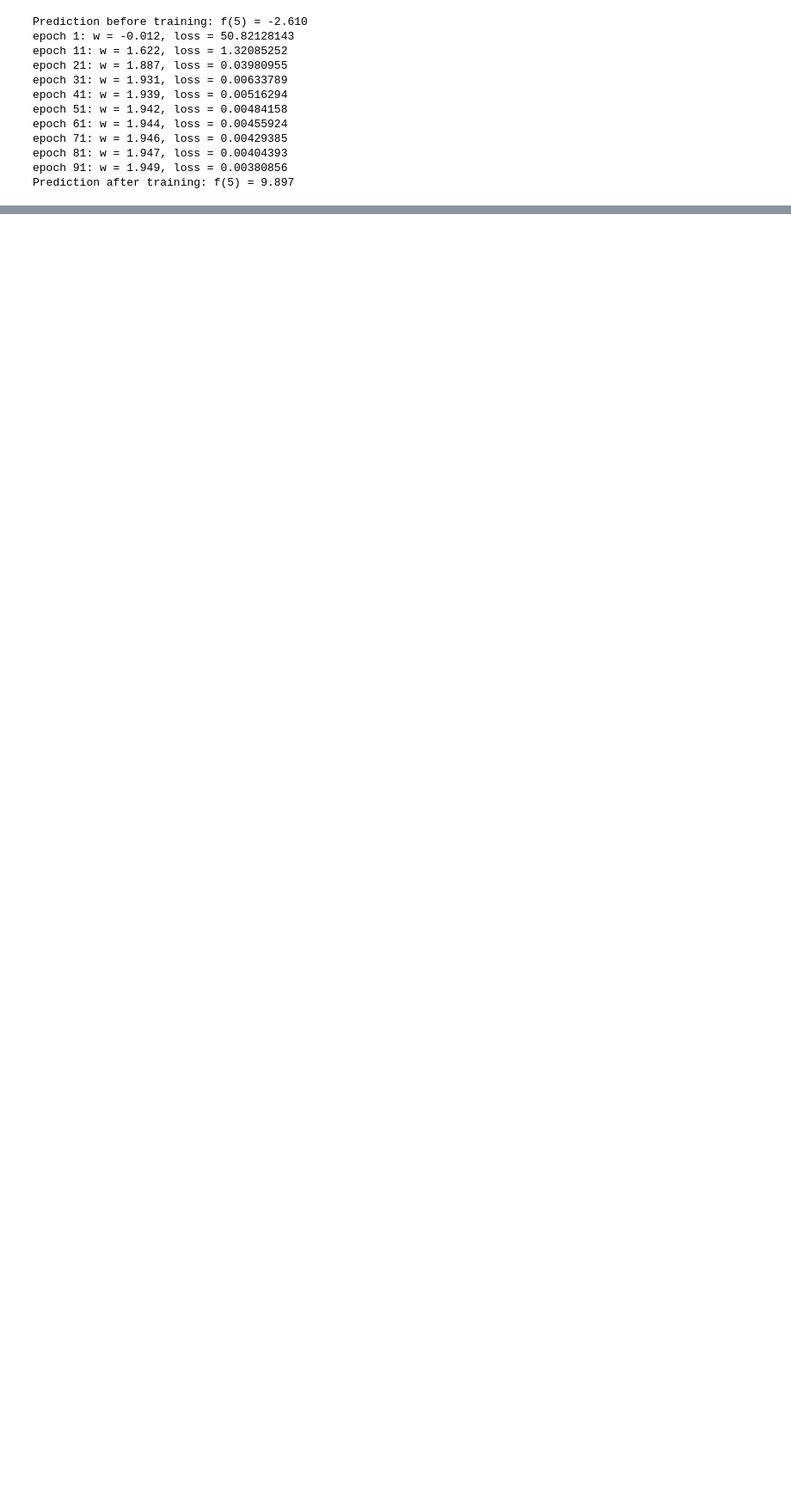
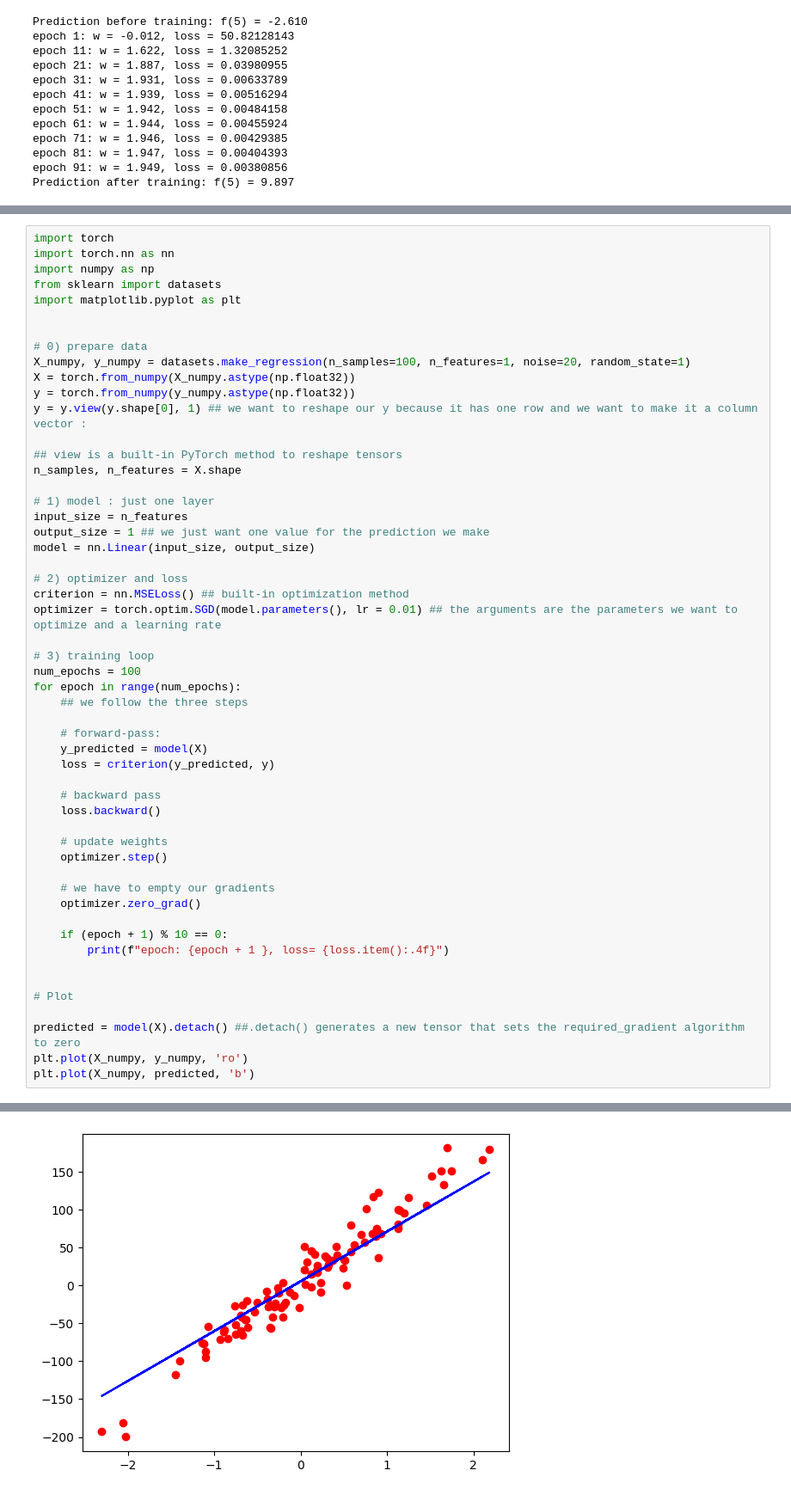
Before and after one commit to NailKhelifa/PyTorch_Personnal, a Jupyter notebook: Introduction/Notebook1.ipynb, the cells around one changed output, grey strips where cells are left out. Shown at 86% size. Drawn from its saved outputs; the diff is of its cells as text; blank space fills up the shorter version.

```diff
--- a/Introduction/Notebook1.ipynb
+++ b/Introduction/Notebook1.ipynb
@@ -584,0 +616,54 @@ Prediction after training: f(5) = 9.897
+# %%
+import torch
+import torch.nn as nn
+import numpy as np
+from sklearn import datasets
+import matplotlib.pyplot as plt
+
+
+# 0) prepare data
+X_numpy, y_numpy = datasets.make_regression(n_samples=100, n_features=1, noise=20, random_state=1)
+X = torch.from_numpy(X_numpy.astype(np.float32))
+y = torch.from_numpy(y_numpy.astype(np.float32))
+y = y.view(y.shape[0], 1) ## we want to reshape our y because it has one row and we want to make it a column vector :
+
+## view is a built-in PyTorch method to reshape tensors
+n_samples, n_features = X.shape
+
+# 1) model : just one layer
+input_size = n_features
+output_size = 1 ## we just want one value for the prediction we make
+model = nn.Linear(input_size, output_size)
+
+# 2) optimizer and loss
+criterion = nn.MSELoss() ## built-in optimization method
+optimizer = torch.optim.SGD(model.parameters(), lr = 0.01) ## the arguments are the parameters we want to optimize and a learning rate
+
+# 3) training loop
+num_epochs = 100
+for epoch in range(num_epochs):
+    ## we follow the three steps
+
+    # forward-pass:
+    y_predicted = model(X)
+    loss = criterion(y_predicted, y)
+
+    # backward pass
+    loss.backward()
+
+    # update weights
+    optimizer.step()
+
+    # we have to empty our gradients
+    optimizer.zero_grad()
+
+    if (epoch + 1) % 10 == 0:
+        print(f"epoch: {epoch + 1 }, loss= {loss.item():.4f}")
+
+
+# Plot
+
+predicted = model(X).detach() ##.detach() generates a new tensor that sets the required_gradient algorithm to zero
+plt.plot(X_numpy, y_numpy, 'ro')
+plt.plot(X_numpy, predicted, 'b')
+# %% [output]
@@ -584,0 +681 @@ Prediction after training: f(5) = 9.897
+[figure, added]
```
Also changed, not shown: parts of 5 cells of this notebook, 1 other file.
